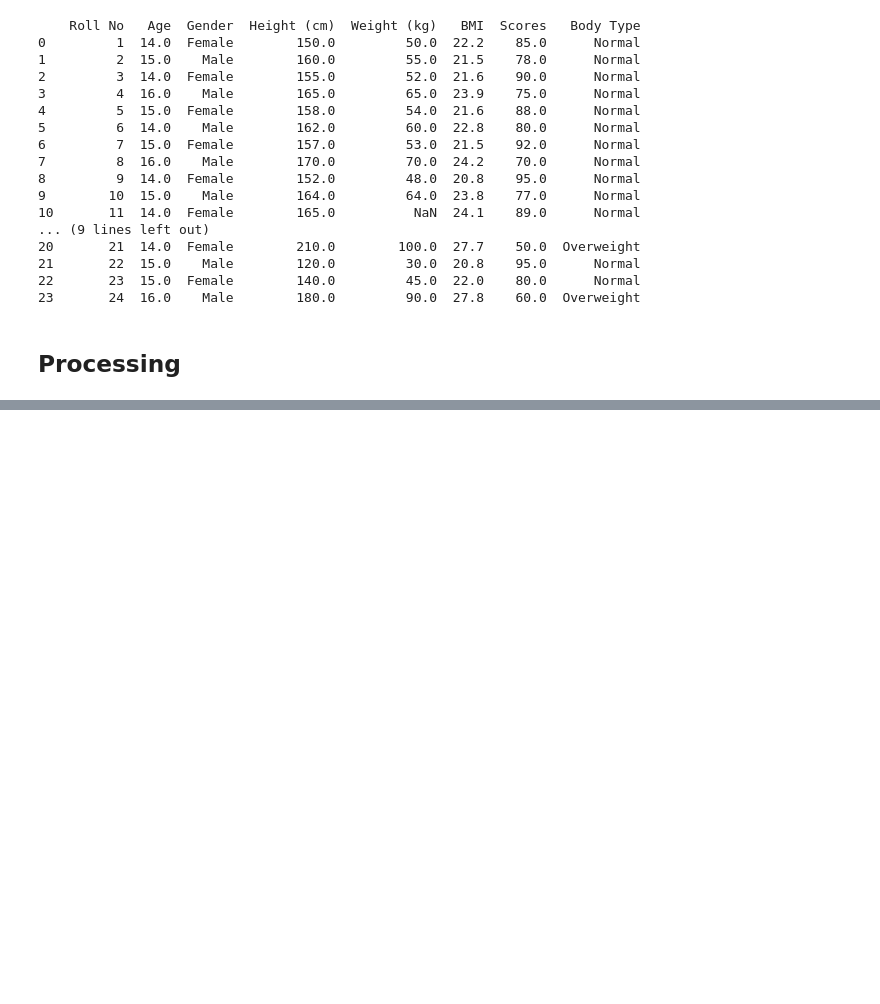
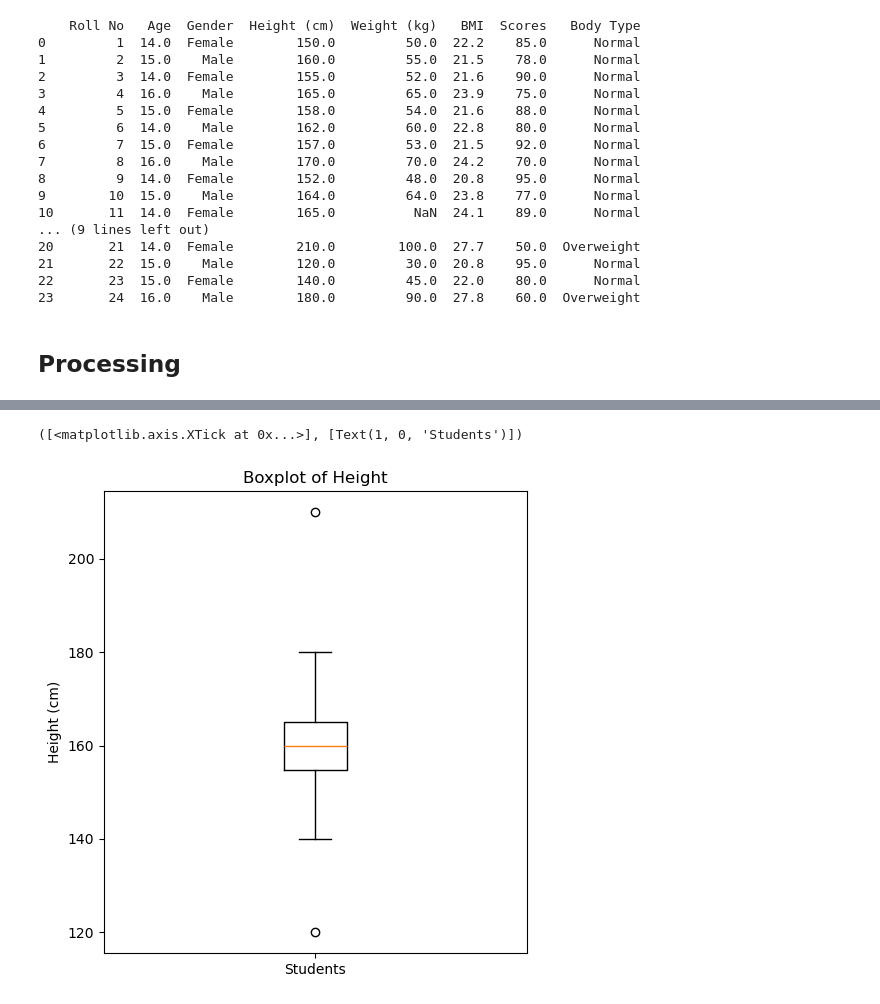
Before and after one commit to SrivathsaNadig/Analytics-Practice, a Jupyter notebook: Height Weight/classstatsdata.ipynb, the cells around one changed output, grey strips where cells are left out. Saved outputs shown, nothing was run; the diff lists cells and outputs as text; code cells hidden in the pictures; blank space fills up the shorter version.

```diff
--- a/Height Weight/classstatsdata.ipynb
+++ b/Height Weight/classstatsdata.ipynb
@@ -102,0 +100,16 @@ class_df
+# %%
+class_df['Height (cm)'] = class_df['Height (cm)'].fillna(class_df['Height (cm)'].mean())
+class_df['Weight (kg)'] = class_df['Weight (kg)'].fillna(class_df['Weight (kg)'].mean())
+
+# Set the figure size
+plt.figure(figsize=(12, 6))
+
+# Create a boxplot for Height
+plt.subplot(1, 2, 1)  # 1 row, 2 columns, 1st subplot
+plt.boxplot(class_df['Height (cm)'], vert=True)
+plt.title("Boxplot of Height")
+plt.ylabel("Height (cm)")
+plt.xticks([1], ['Students'])  # Label for x-axis
+# %% [output]
+([<matplotlib.axis.XTick at 0x...>], [Text(1, 0, 'Students')])
+[figure, added]
```
Also changed, not shown: parts of 8 cells of this notebook.
